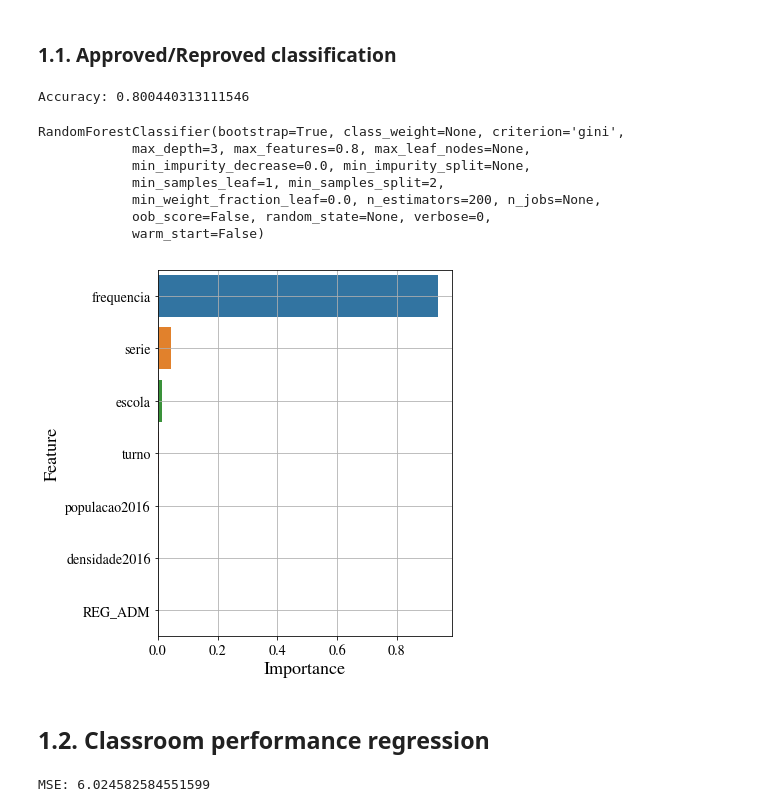
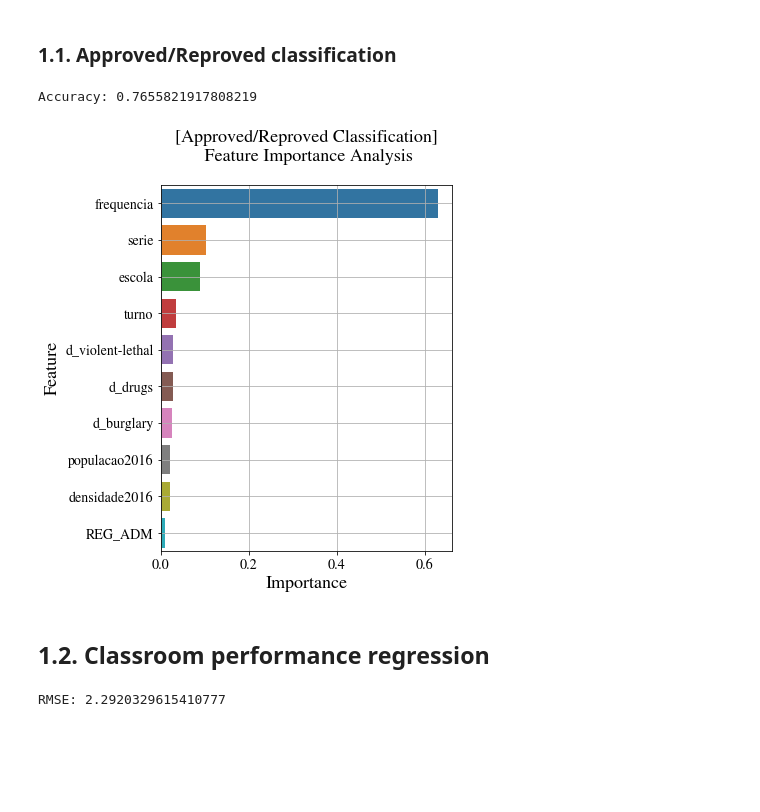
Before and after one commit to adaj/educational-analytics, a Jupyter notebook: EDA.ipynb, the cells around one changed output. Drawn from its saved outputs; the diff is of its cells as text; code cells hidden in the pictures; blank space fills up the shorter version.

Commit message:
adding crime features

```diff
--- a/EDA.ipynb
+++ b/EDA.ipynb
@@ -146,0 +149,10 @@ plt.savefig(folder+'../plots/stats_bairro.pdf',dpi=200)
+# %%
+df = pd.DataFrame()
+crimes = {}
+for i,crimetype in enumerate(['burglary','violent-lethal','drugs']):
+    crimes[crimetype] = pd.read_csv(folder+'natal_bairros_{}_dens.csv'.format(crimetype),header=-1)
+    crimes[crimetype].columns=['BAIRRO','d_{}'.format(crimetype)]
+    crimes[crimetype].set_index('BAIRRO', inplace=True)
+    df = pd.concat([df, crimes[crimetype]],axis=1)
+crimes = df
+crimes.head()
@@ -147,3 +194,5 @@ plt.savefig(folder+'../plots/stats_bairro.pdf',dpi=200)
+# %%
+sd = sd.join(crimes, on='BAIRRO')
 # %% [markdown]
 ## 1. Predictive Analysis
 # %%
@@ -154,7 +203,7 @@ from sklearn.preprocessing import LabelEncoder
 ### 1.1. Approved/Reproved classification
 # %%
 # Features
-features = ['frequencia','escola','serie','turno','REG_ADM','populacao2016','densidade2016']
+features = ['frequencia','escola','serie','turno','REG_ADM','populacao2016','densidade2016','d_burglary','d_violent-lethal','d_drugs']
 X = sd.copy(deep=True)[features]
 for feature in features[1:5]: #'REG_ADM', 'populacao2016','densidade2016'
     X[feature] = LabelEncoder().fit_transform(X[feature])
@@ -172,35 +221,29 @@ clf = RandomizedSearchCV(RandomForestClassifier(), param_distributions=pgrid, cv
 clf.fit(X,y)
 print('Accuracy:', clf.best_score_)
 # %% [output]
-Accuracy: 0.800440313111546
+Accuracy: 0.7655821917808219
-RandomForestClassifier(bootstrap=True, class_weight=None, criterion='gini',
-            max_depth=3, max_features=0.8, max_leaf_nodes=None,
-            min_impurity_decrease=0.0, min_impurity_split=None,
-            min_samples_leaf=1, min_samples_split=2,
-            min_weight_fraction_leaf=0.0, n_estimators=200, n_jobs=None,
-            oob_score=False, random_state=None, verbose=0,
-            warm_start=False)
 # %%
 fi = pd.DataFrame(clf.best_estimator_.feature_importances_, index=X.columns, columns=['Importance']).reset_index()
 
 fig, ax = plt.subplots(figsize=(6,6))
 sns.barplot(x='Importance',y='index',data=fi.sort_values('Importance',ascending=False))
 ax.xaxis.set_tick_params(labelsize=14)
 ax.yaxis.set_tick_params(labelsize=14)
 ax.set_ylabel('Feature',fontsize=18)
 ax.set_xlabel('Importance',fontsize=18)
 ax.grid()
 plt.tight_layout()
+plt.title("[Approved/Reproved Classification]\n Feature Importance Analysis\n", fontsize=18)
 plt.savefig('plots/clf_featureimportance.pdf',dpi=200)
 # %% [output]
-[figure, old version]
+[figure, new version]
 # %% [markdown]
 ## 1.2. Classroom performance regression
 # %%
 # Features
-features = ['frequencia','escola','serie','turno','REG_ADM','populacao2016','densidade2016']
+features = ['frequencia','escola','serie','turno','REG_ADM','populacao2016','densidade2016', 'd_burglary','d_violent-lethal','d_drugs']
 X = sd.copy(deep=True)[features]
-for feature in features[1:5]: #'REG_ADM', 'populacao2016','densidade2016'
+for feature in features[1:5]: # escola, serie, turno, reg_adm
     X[feature] = LabelEncoder().fit_transform(X[feature])
 
 y = sd['media_final']
@@ -212,12 +255,12 @@ pgrid = {
     'max_depth':[3, 5],
     'max_features':[0.8, 1]
 }
-reg = RandomizedSearchCV(RandomForestRegressor(), param_distributions=pgrid, cv=5, n_iter=1, n_jobs=-1,
+reg = RandomizedSearchCV(RandomForestRegressor(), param_distributions=pgrid, cv=5, n_iter=5, n_jobs=-1,
                          scoring='neg_mean_squared_error')
 reg.fit(X,y)
-print('MSE:', -reg.best_score_)
+print('RMSE:', np.sqrt(-reg.best_score_))
 # %% [output]
-MSE: 6.024582584551599
+RMSE: 2.2920329615410777
 # %%
 fi = pd.DataFrame(reg.best_estimator_.feature_importances_, index=X.columns, columns=['Importance']).reset_index()
 
```
Also changed, not shown: parts of 7 cells of this notebook, 11 other files.
